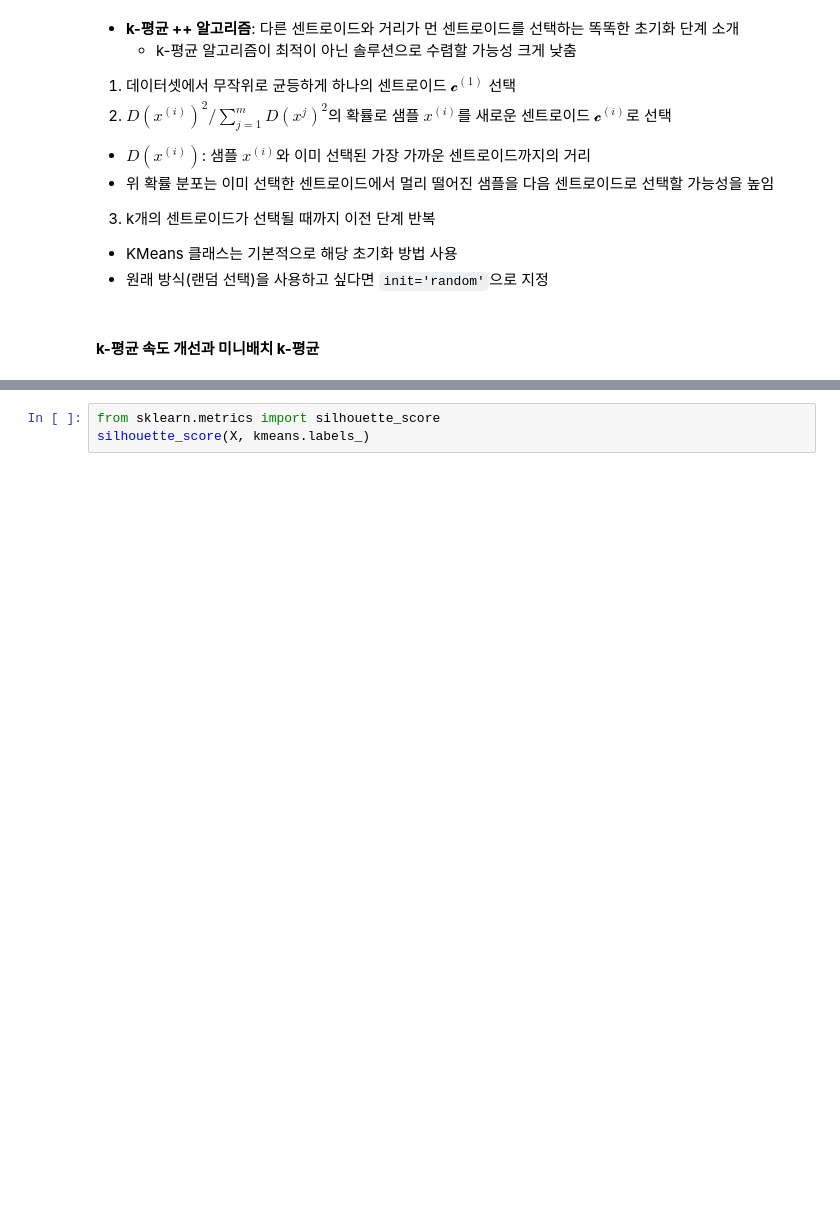
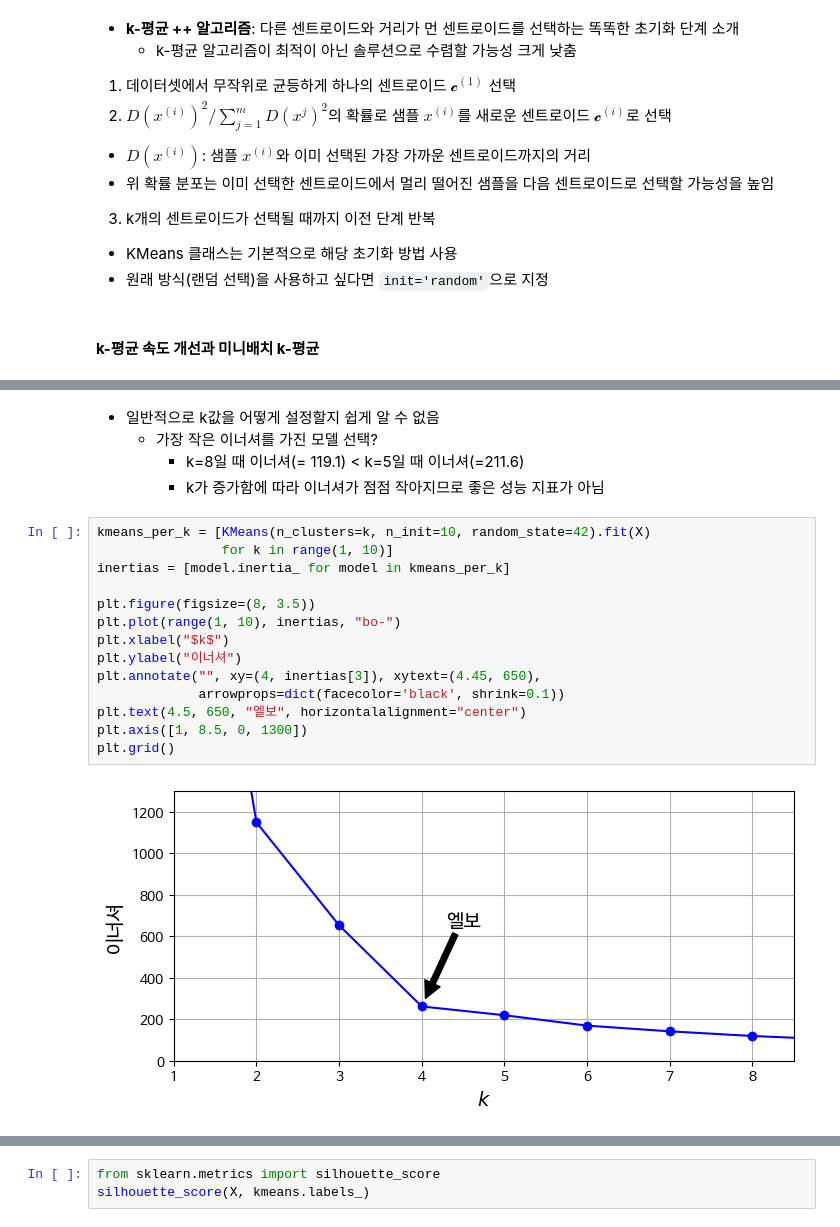
Before and after one commit to minjeon99/ESAA-10th-OB, a Jupyter notebook: w2_fri_study.ipynb, the cells around one changed output, grey strips where cells are left out. Saved outputs shown, nothing was run; the diff lists cells and outputs as text; blank space fills up the shorter version.

```diff
--- a/w2_fri_study.ipynb
+++ b/w2_fri_study.ipynb
@@ -282,0 +411,21 @@ MiniBatchKMeans(n_clusters=5, n_init=3)
+# %% [markdown]
+- 일반적으로 k값을 어떻게 설정할지 쉽게 알 수 없음
+  - 가장 작은 이너셔를 가진 모델 선택?
+    - k=8일 때 이너셔(= 119.1) < k=5일 때 이너셔(=211.6)
+    - k가 증가함에 따라 이너셔가 점점 작아지므로 좋은 성능 지표가 아님
+# %%
+kmeans_per_k = [KMeans(n_clusters=k, n_init=10, random_state=42).fit(X)
+                for k in range(1, 10)]
+inertias = [model.inertia_ for model in kmeans_per_k]
+
+plt.figure(figsize=(8, 3.5))
+plt.plot(range(1, 10), inertias, "bo-")
+plt.xlabel("$k$")
+plt.ylabel("이너셔")
+plt.annotate("", xy=(4, inertias[3]), xytext=(4.45, 650),
+             arrowprops=dict(facecolor='black', shrink=0.1))
+plt.text(4.5, 650, "엘보", horizontalalignment="center")
+plt.axis([1, 8.5, 0, 1300])
+plt.grid()
+# %% [output]
+[figure, added]
```
Also changed, not shown: parts of 26 cells of this notebook.
